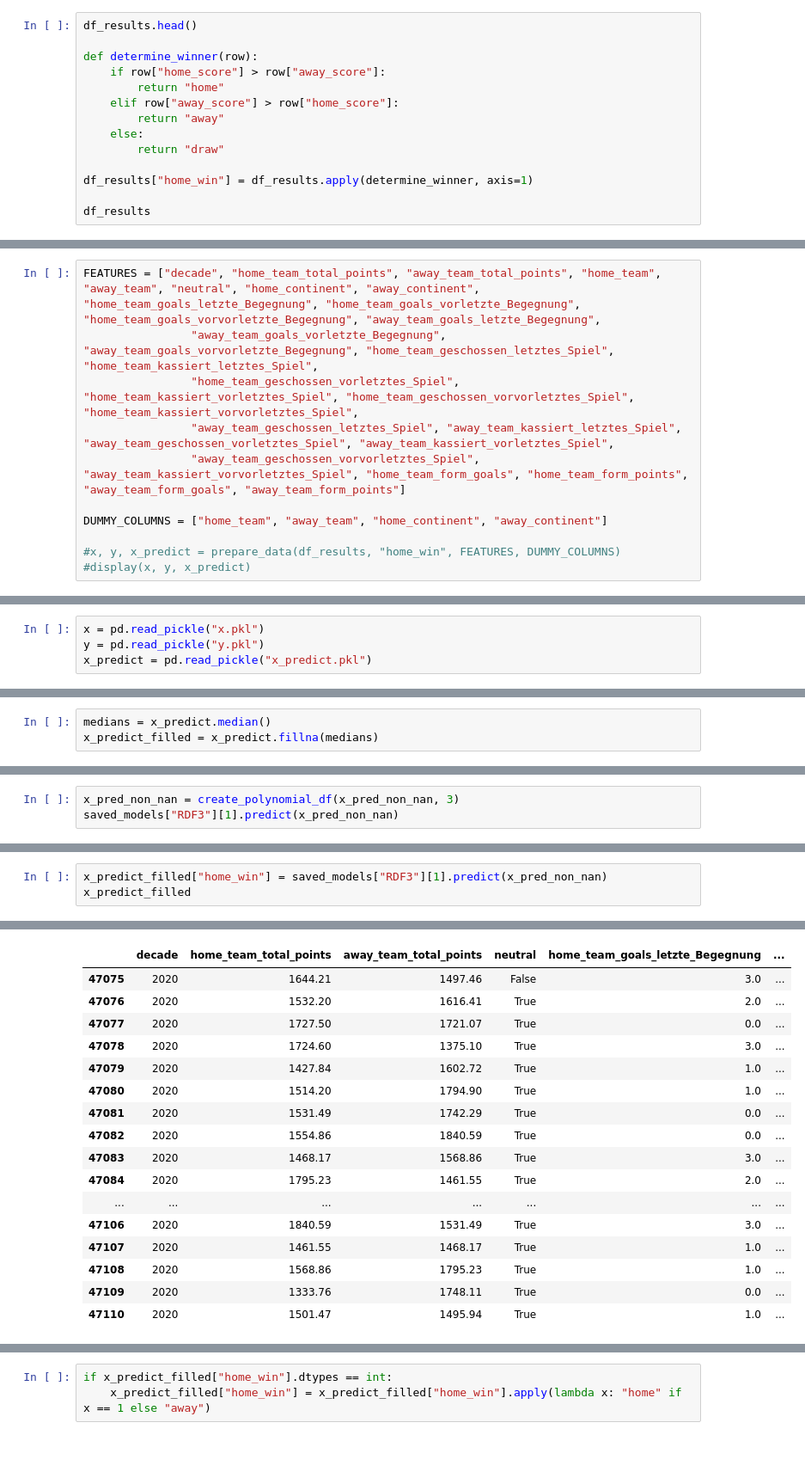
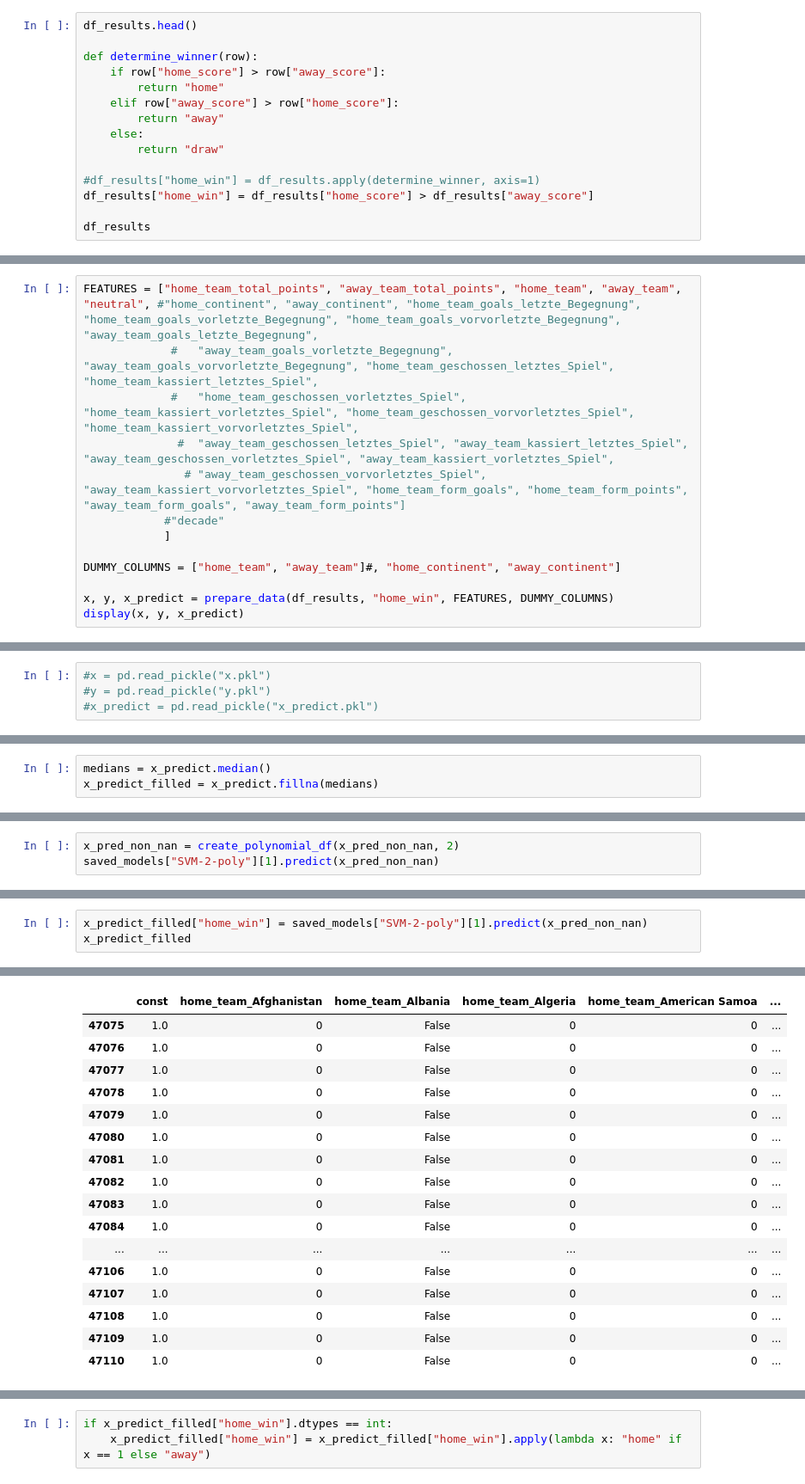
Before and after one commit to NiklasSeitherDHBW/Fussballergebnisse, a Jupyter notebook: Niklas_Weiterfürhung Sphie.ipynb, the cells around one changed output, grey strips where cells are left out. Shown at 86% size. Drawn from its saved outputs; the diff is of its cells as text; blank space fills up the shorter version.

```diff
--- a/Niklas_Weiterfürhung Sphie.ipynb
+++ b/Niklas_Weiterfürhung Sphie.ipynb
@@ -3189,7 +3206,8 @@ def determine_winner(row):
     else:
         return "draw"
 
-df_results["home_win"] = df_results.apply(determine_winner, axis=1)
+#df_results["home_win"] = df_results.apply(determine_winner, axis=1)
+df_results["home_win"] = df_results["home_score"] > df_results["away_score"]
 
 df_results
 # %% [output]
@@ -3209,11 +3227,13 @@ df_results
 # %%
-FEATURES = ["decade", "home_team_total_points", "away_team_total_points", "home_team", "away_team", "neutral", "home_continent", "away_continent", "home_team_goals_letzte_Begegnung", "home_team_goals_vorletzte_Begegnung", "home_team_goals_vorvorletzte_Begegnung", "away_team_goals_letzte_Begegnung",
-                "away_team_goals_vorletzte_Begegnung", "away_team_goals_vorvorletzte_Begegnung", "home_team_geschossen_letztes_Spiel", "home_team_kassiert_letztes_Spiel",
-                "home_team_geschossen_vorletztes_Spiel", "home_team_kassiert_vorletztes_Spiel", "home_team_geschossen_vorvorletztes_Spiel", "home_team_kassiert_vorvorletztes_Spiel",
-                "away_team_geschossen_letztes_Spiel", "away_team_kassiert_letztes_Spiel", "away_team_geschossen_vorletztes_Spiel", "away_team_kassiert_vorletztes_Spiel",
-                "away_team_geschossen_vorvorletztes_Spiel", "away_team_kassiert_vorvorletztes_Spiel", "home_team_form_goals", "home_team_form_points", "away_team_form_goals", "away_team_form_points"]
+FEATURES = ["home_team_total_points", "away_team_total_points", "home_team", "away_team", "neutral", #"home_continent", "away_continent", "home_team_goals_letzte_Begegnung", "home_team_goals_vorletzte_Begegnung", "home_team_goals_vorvorletzte_Begegnung", "away_team_goals_letzte_Begegnung",
+             #   "away_team_goals_vorletzte_Begegnung", "away_team_goals_vorvorletzte_Begegnung", "home_team_geschossen_letztes_Spiel", "home_team_kassiert_letztes_Spiel",
+             #   "home_team_geschossen_vorletztes_Spiel", "home_team_kassiert_vorletztes_Spiel", "home_team_geschossen_vorvorletztes_Spiel", "home_team_kassiert_vorvorletztes_Spiel",
+              #  "away_team_geschossen_letztes_Spiel", "away_team_kassiert_letztes_Spiel", "away_team_geschossen_vorletztes_Spiel", "away_team_kassiert_vorletztes_Spiel",
+               # "away_team_geschossen_vorvorletztes_Spiel", "away_team_kassiert_vorvorletztes_Spiel", "home_team_form_goals", "home_team_form_points", "away_team_form_goals", "away_team_form_points"]
+            #"decade"
+            ]
 
-DUMMY_COLUMNS = ["home_team", "away_team", "home_continent", "away_continent"]
+DUMMY_COLUMNS = ["home_team", "away_team"]#, "home_continent", "away_continent"]
 
-#x, y, x_predict = prepare_data(df_results, "home_win", FEATURES, DUMMY_COLUMNS)
-#display(x, y, x_predict)
+x, y, x_predict = prepare_data(df_results, "home_win", FEATURES, DUMMY_COLUMNS)
+display(x, y, x_predict)
@@ -3222,9 +3273,9 @@ DUMMY_COLUMNS = ["home_team", "away_team", "home_continent", "away_continent"]
 #y.to_pickle("y.pkl")
 #x_predict.to_pickle("x_predict.pkl")
 # %%
-x = pd.read_pickle("x.pkl")
-y = pd.read_pickle("y.pkl")
-x_predict = pd.read_pickle("x_predict.pkl")
+#x = pd.read_pickle("x.pkl")
+#y = pd.read_pickle("y.pkl")
+#x_predict = pd.read_pickle("x_predict.pkl")
 # %%
 display(x,y,x_predict)
 # %% [output]
@@ -3439,4 +3538,4 @@ x_pred_non_nan
 # %%
-x_pred_non_nan = create_polynomial_df(x_pred_non_nan, 3)
-saved_models["RDF3"][1].predict(x_pred_non_nan)
+x_pred_non_nan = create_polynomial_df(x_pred_non_nan, 2)
+saved_models["SVM-2-poly"][1].predict(x_pred_non_nan)
 # %% [output]
@@ -3445,4 +3544,4 @@ array([1, 0, 1, 1, 0, 0, 0, 0, 0, 1, 1, 1, 0, 0, 1, 0, 0, 1, 0, 0, 0, 0,
 # %%
-x_predict_filled["home_win"] = saved_models["RDF3"][1].predict(x_pred_non_nan)
+x_predict_filled["home_win"] = saved_models["SVM-2-poly"][1].predict(x_pred_non_nan)
 x_predict_filled
 # %% [output]
@@ -3449,17 +3549,17 @@ x_predict_filled
-|  | decade | home_team_total_points | away_team_total_points | neutral | home_team_goals_letzte_Begegnung | ... |
-| 47075 | 2020 | 1644.21 | 1497.46 | False | 3.0 | ... |
-| 47076 | 2020 | 1532.20 | 1616.41 | True | 2.0 | ... |
-| 47077 | 2020 | 1727.50 | 1721.07 | True | 0.0 | ... |
-| 47078 | 2020 | 1724.60 | 1375.10 | True | 3.0 | ... |
-| 47079 | 2020 | 1427.84 | 1602.72 | True | 1.0 | ... |
-| 47080 | 2020 | 1514.20 | 1794.90 | True | 1.0 | ... |
-| 47081 | 2020 | 1531.49 | 1742.29 | True | 0.0 | ... |
-| 47082 | 2020 | 1554.86 | 1840.59 | True | 0.0 | ... |
-| 47083 | 2020 | 1468.17 | 1568.86 | True | 3.0 | ... |
-| 47084 | 2020 | 1795.23 | 1461.55 | True | 2.0 | ... |
+|  | const | home_team_Afghanistan | home_team_Albania | home_team_Algeria | home_team_American Samoa | ... |
+| 47075 | 1.0 | 0 | False | 0 | 0 | ... |
+| 47076 | 1.0 | 0 | False | 0 | 0 | ... |
+| 47077 | 1.0 | 0 | False | 0 | 0 | ... |
+| 47078 | 1.0 | 0 | False | 0 | 0 | ... |
+| 47079 | 1.0 | 0 | False | 0 | 0 | ... |
+| 47080 | 1.0 | 0 | False | 0 | 0 | ... |
+| 47081 | 1.0 | 0 | False | 0 | 0 | ... |
+| 47082 | 1.0 | 0 | False | 0 | 0 | ... |
+| 47083 | 1.0 | 0 | False | 0 | 0 | ... |
+| 47084 | 1.0 | 0 | False | 0 | 0 | ... |
 | ... | ... | ... | ... | ... | ... | ... |
-| 47106 | 2020 | 1840.59 | 1531.49 | True | 3.0 | ... |
-| 47107 | 2020 | 1461.55 | 1468.17 | True | 1.0 | ... |
-| 47108 | 2020 | 1568.86 | 1795.23 | True | 1.0 | ... |
-| 47109 | 2020 | 1333.76 | 1748.11 | True | 0.0 | ... |
-| 47110 | 2020 | 1501.47 | 1495.94 | True | 1.0 | ... |
+| 47106 | 1.0 | 0 | False | 0 | 0 | ... |
+| 47107 | 1.0 | 0 | False | 0 | 0 | ... |
+| 47108 | 1.0 | 0 | False | 0 | 0 | ... |
+| 47109 | 1.0 | 0 | False | 0 | 0 | ... |
+| 47110 | 1.0 | 0 | False | 0 | 0 | ... |
```
Also changed, not shown: parts of 21 cells of this notebook.
